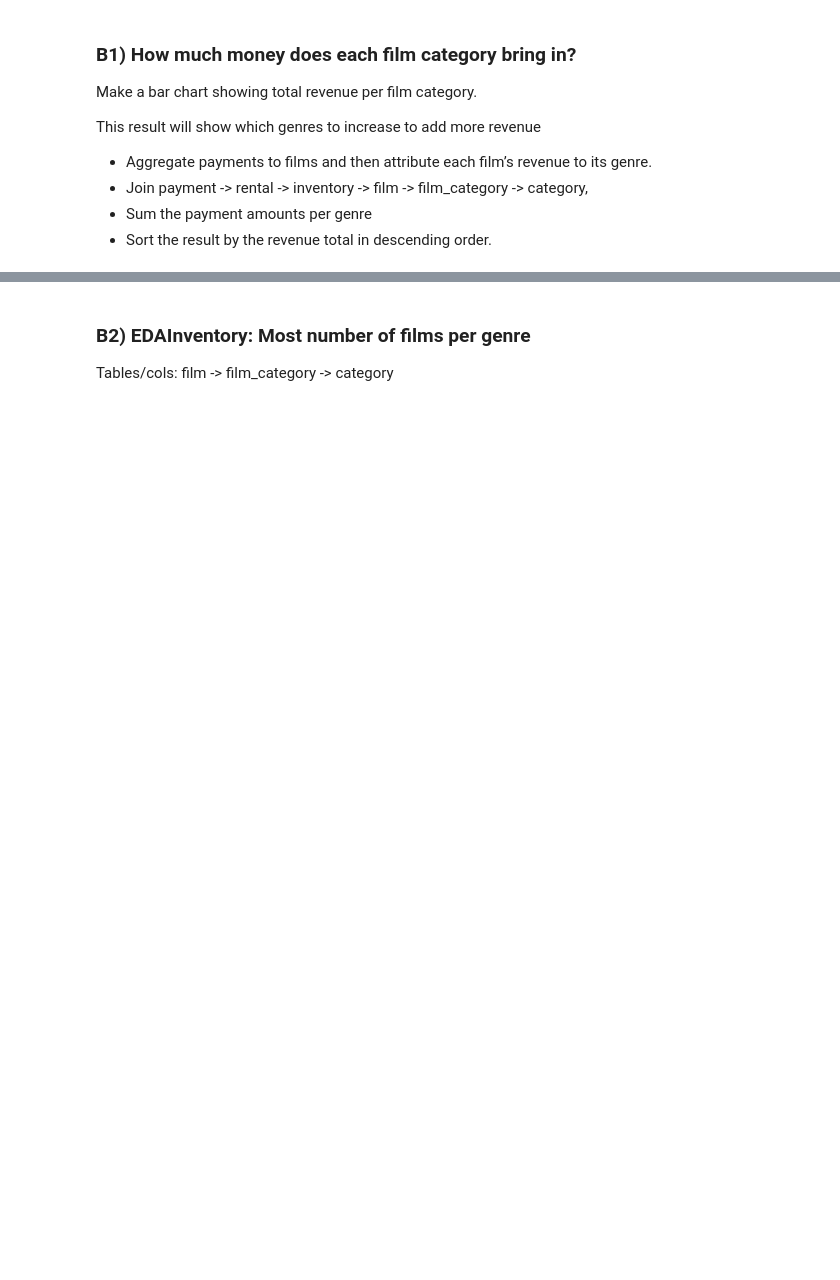
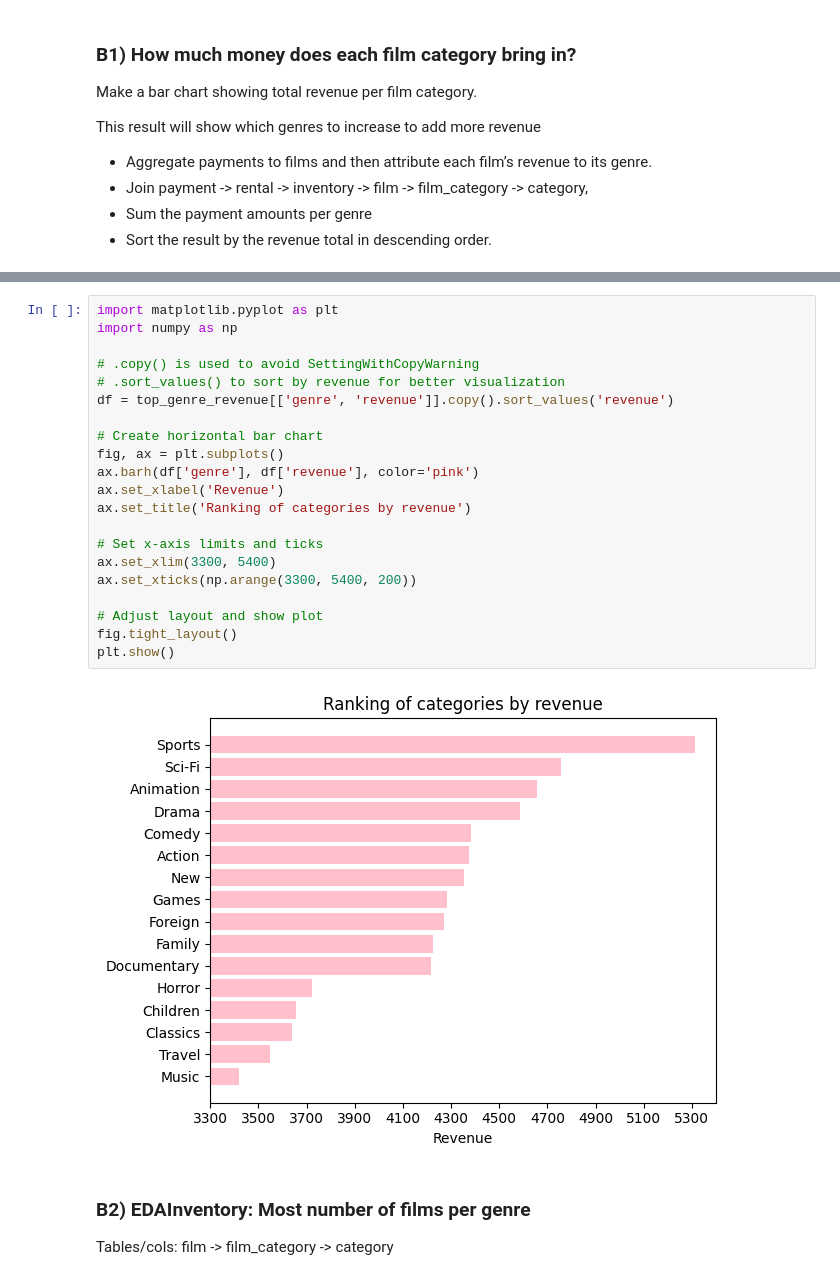
Before and after one commit to Akina-Aoki/sql_lab1_aira_franco, a Jupyter notebook: duckdb_pandas.ipynb, the cells around one changed output, grey strips where cells are left out. Saved outputs shown, nothing was run; the diff lists cells and outputs as text; blank space fills up the shorter version.

```diff
--- a/duckdb_pandas.ipynb
+++ b/duckdb_pandas.ipynb
@@ -791,3 +795,26 @@ top_genre_revenue
+# %%
+import matplotlib.pyplot as plt
+import numpy as np
+
+# .copy() is used to avoid SettingWithCopyWarning
+# .sort_values() to sort by revenue for better visualization
+df = top_genre_revenue[['genre', 'revenue']].copy().sort_values('revenue')
+
+# Create horizontal bar chart
+fig, ax = plt.subplots()
+ax.barh(df['genre'], df['revenue'], color='pink')
+ax.set_xlabel('Revenue')
+ax.set_title('Ranking of categories by revenue')
+
+# Set x-axis limits and ticks
+ax.set_xlim(3300, 5400)
+ax.set_xticks(np.arange(3300, 5400, 200))
+
+# Adjust layout and show plot
+fig.tight_layout()
+plt.show()
+# %% [output]
+[figure, added]
 # %% [markdown]
 ### B2) EDAInventory: Most number of films per genre
 Tables/cols: film -> film_category -> category
```
Also changed, not shown: parts of 4 cells of this notebook.
